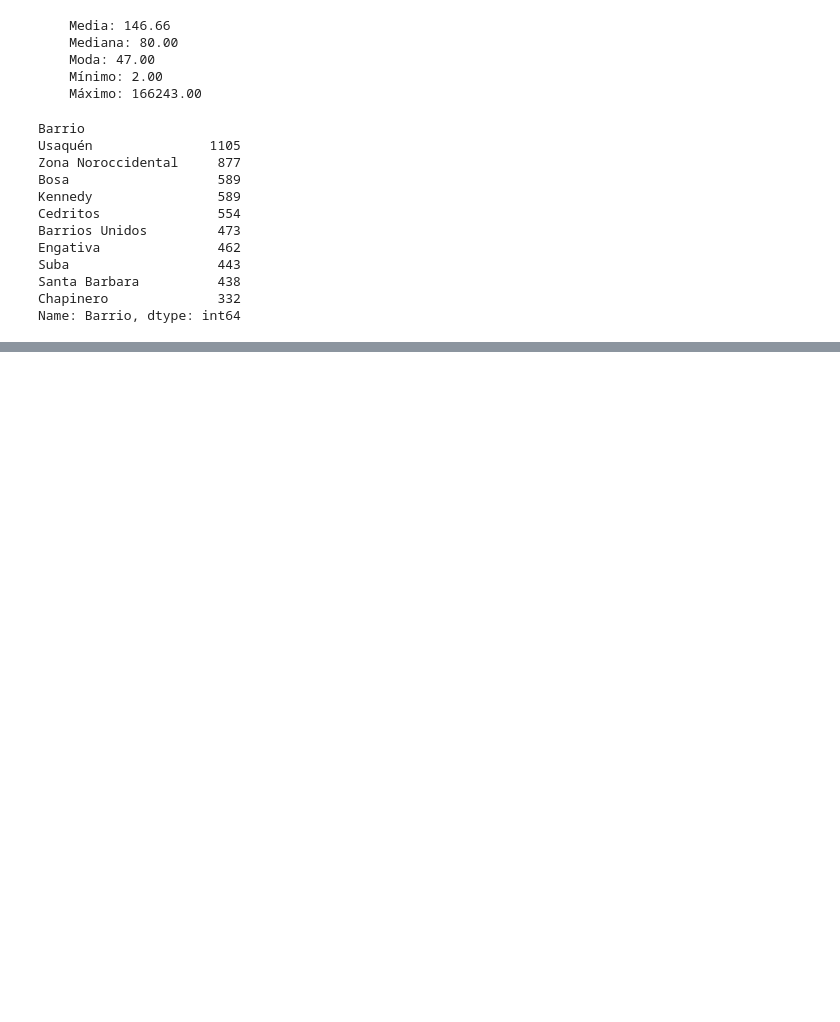
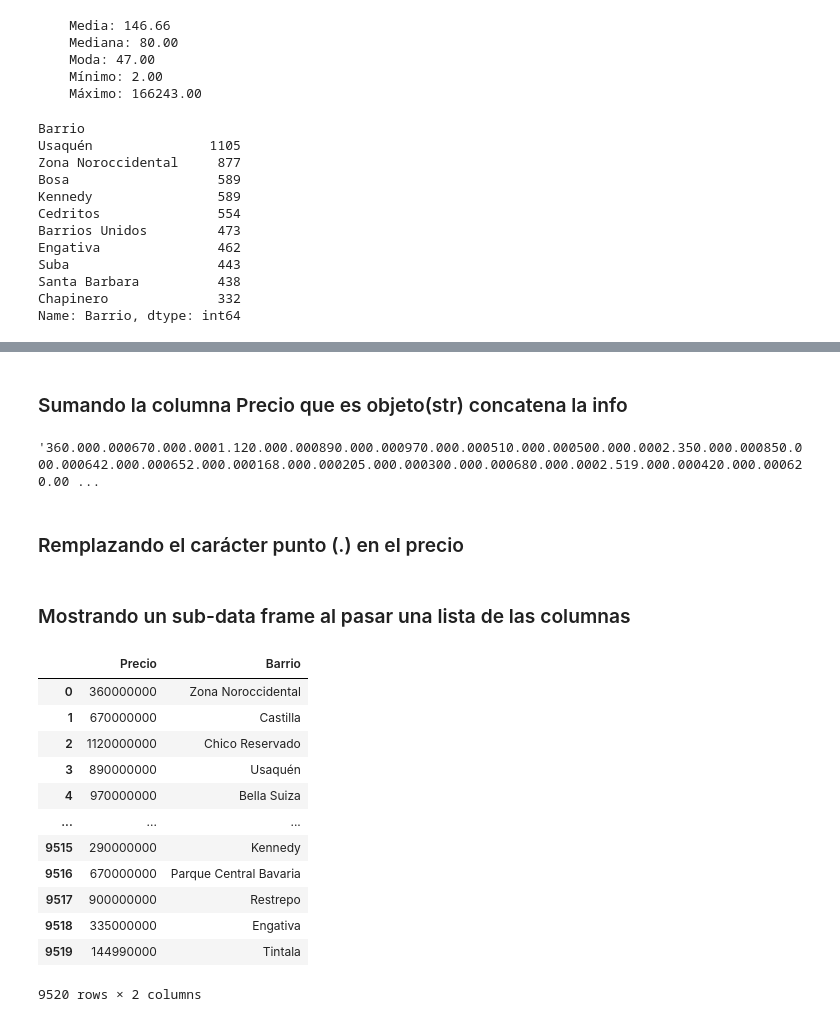
Before and after one commit to doguedogue/pythonic-colab, a Jupyter notebook: rva_tests.ipynb, the cells around one changed output, grey strips where cells are left out. Saved outputs shown, nothing was run; the diff lists cells and outputs as text; code cells hidden in the pictures; blank space fills up the shorter version.

```diff
--- a/rva_tests.ipynb
+++ b/rva_tests.ipynb
@@ -301,0 +429,28 @@ Name: Barrio, dtype: int64
+# %% [markdown]
+### Sumando la columna Precio que es objeto(str) concatena la info
+# %%
+inmuebles['Precio'].sum()
+# %% [output]
+'360.000.000670.000.0001.120.000.000890.000.000970.000.000510.000.000500.000.0002.350.000.000850.000.000642.000.000652.000.000168.000.000205.000.000300.000.000680.000.0002.519.000.000420.000.000620.00 ...
+# %% [markdown]
+### Remplazando el carácter punto (.) en el precio
+# %%
+inmuebles['Precio'] = inmuebles['Precio'].str.replace('.', '', regex=True)
+# %% [markdown]
+### Mostrando un sub-data frame al pasar una lista de las columnas
+# %%
+inmuebles[['Precio', 'Barrio']]
+# %% [output]
+|  | Precio | Barrio |
+| 0 | 360000000 | Zona Noroccidental |
+| 1 | 670000000 | Castilla |
+| 2 | 1120000000 | Chico Reservado |
+| 3 | 890000000 | Usaquén |
+| 4 | 970000000 | Bella Suiza |
+| ... | ... | ... |
+| 9515 | 290000000 | Kennedy |
+| 9516 | 670000000 | Parque Central Bavaria |
+| 9517 | 900000000 | Restrepo |
+| 9518 | 335000000 | Engativa |
+| 9519 | 144990000 | Tintala |
+9520 rows × 2 columns
```
Also changed, not shown: parts of 23 cells of this notebook.
